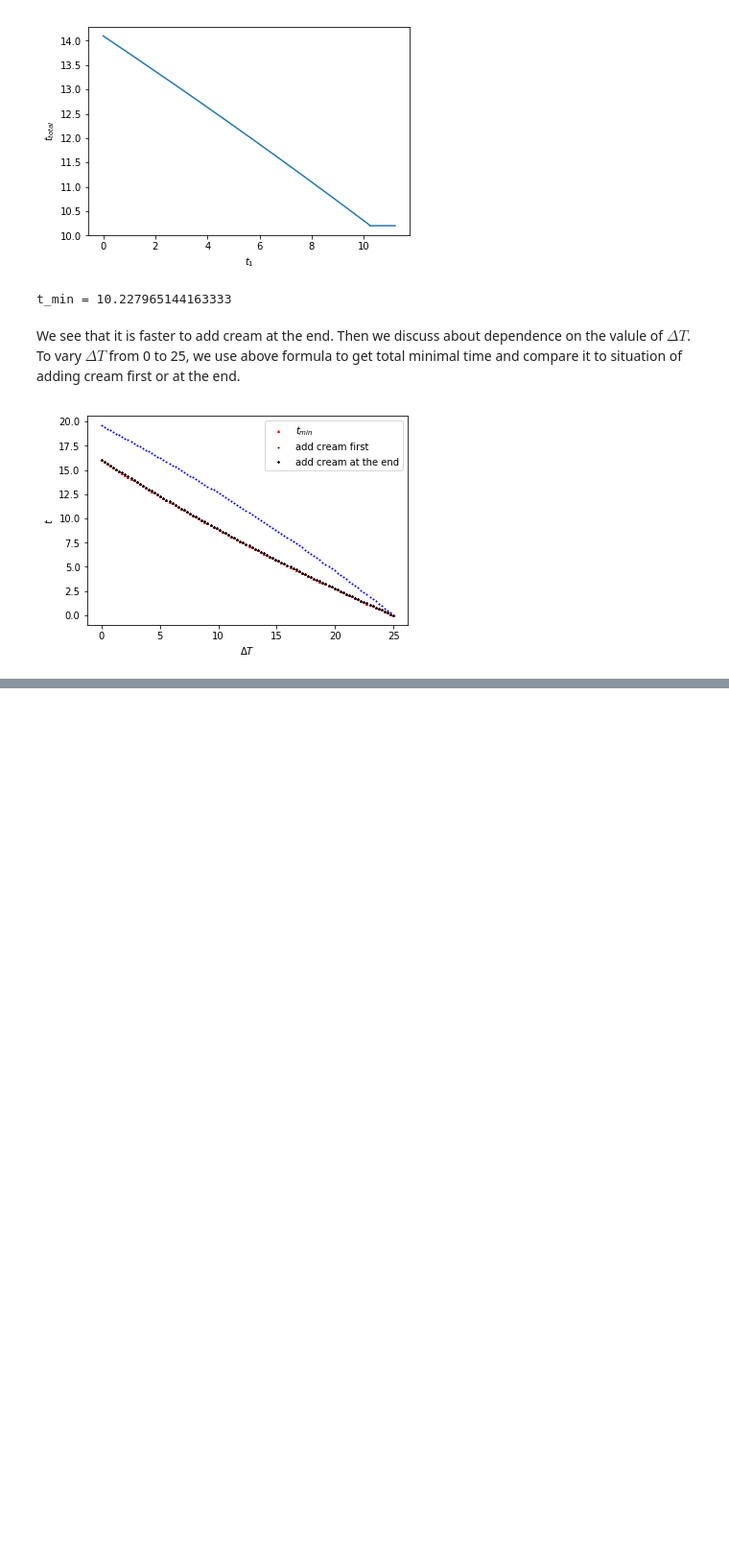
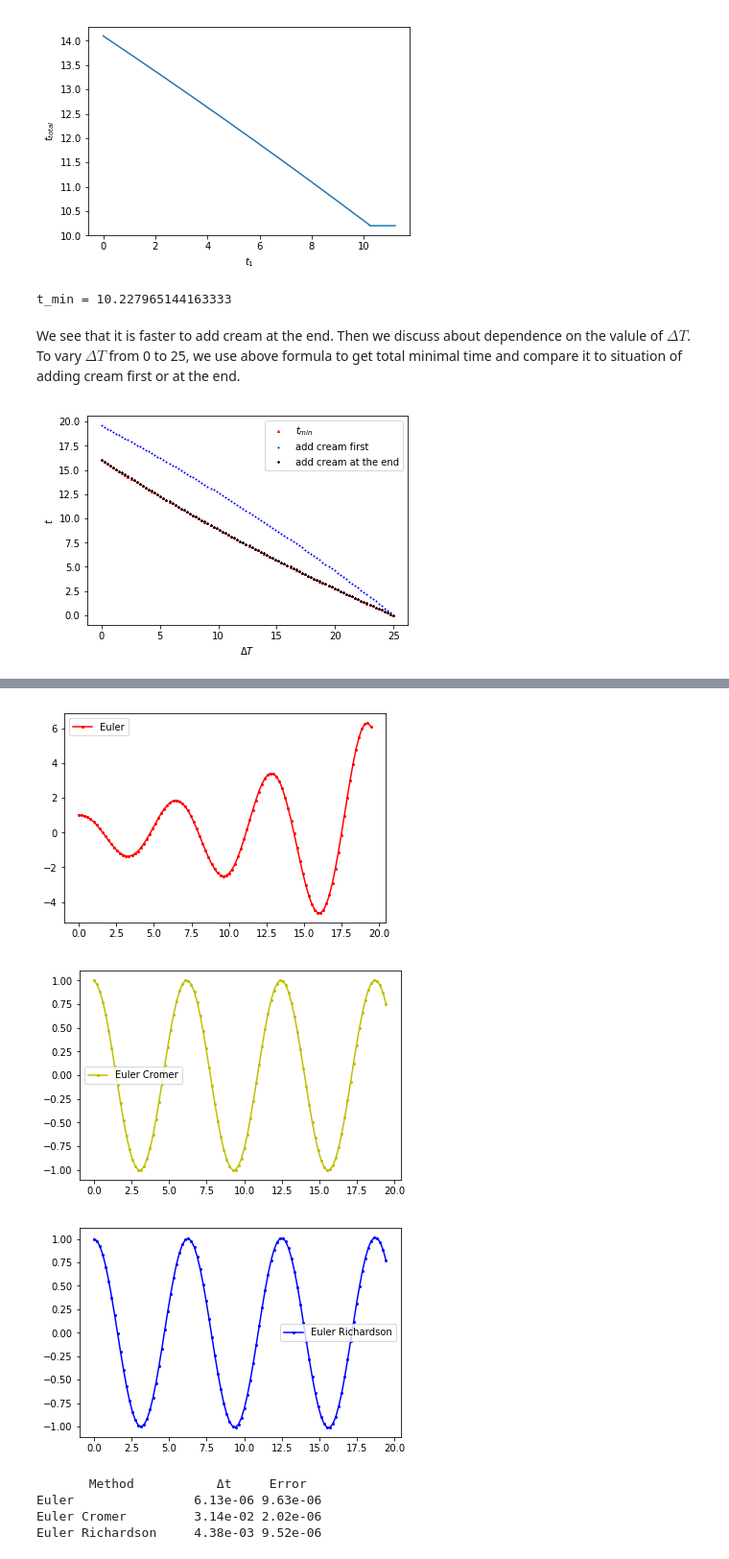
Before and after one commit to CompPhys2019/CompPhys2019.github.io, a Jupyter notebook: anws/HW1.ipynb, the cells around one changed output, grey strips where cells are left out. Shown at 96% size. Cells and saved outputs as stored; diff of their text form; code cells hidden in the pictures; blank space fills up the shorter version.

```diff
--- a/anws/HW1.ipynb
+++ b/anws/HW1.ipynb
@@ -547,0 +681,27 @@ ${\partial t_{total} \over \partial t_{total}}<0$ and $t_{total}$ decrease monot
+# %%
+fa_ho = lambda x,v,t: -x
+
+def ho(n,dt,x0=1,v0=0,t0=0,fa=fa_ho,diff=euler):
+    t = np.zeros(n)
+    x = np.zeros(n)
+    v = np.zeros(n)
+    t[0], x[0], v[0] =t0, x0, v0
+    for i in range(1,n+1):
+        t[i], x[i], v[i] = diff(t[i-1],x[i-1],v[i-1],dt,fa=fa_ho)
+    return t,x,v
+
+t1,x1,v1 = ho(32,np.pi/4,diff=euler)
+t2,x2,v2 = ho(32,np.pi/4,diff=euler_cromer)
+t3,x3,v3 = ho(32,np.pi/4,diff=euler_richardson)
+
+plt.plot(t1,x1,c='r',marker='o',ms=2,label='Euler')
+plt.plot(t2,x2,c='y',marker='o',ms=2,label='Euler Cromer')
+plt.plot(t3,x3,c='b',marker='o',ms=2,label='Euler Richardson')
+plt.legend()
+plt.show()
+
+# plt.plot(t1,x1,c='r',marker='o',ms=2,label='Euler')
+plt.plot(t2,x2,c='y',marker='o',ms=2,label='Euler Cromer')
+plt.plot(t3,x3,c='b',marker='o',ms=2,label='Euler Richardson')
+plt.legend()
+plt.show()
@@ -547,0 +732,50 @@ ${\partial t_{total} \over \partial t_{total}}<0$ and $t_{total}$ decrease monot
+# %%
+dt = np.pi/16
+n = 100
+t1,x1,v1 = ho(n,dt,diff=euler)
+t2,x2,v2 = ho(n,dt,diff=euler_cromer)
+t3,x3,v3 = ho(n,dt,diff=euler_richardson)
+
+plt.plot(t1,x1,c='r',marker='o',ms=2,label='Euler')
+plt.legend()
+plt.show()
+plt.plot(t2,x2,c='y',marker='o',ms=2,label='Euler Cromer')
+plt.legend()
+plt.show()
+plt.plot(t3,x3,c='b',marker='o',ms=2,label='Euler Richardson')
+plt.legend()
+plt.show()
+# %% [output]
+[figure, added]
+[figure, added]
+[figure, added]
+# %%
+dt = np.pi/16
+n = 100
+t1,x1,v1 = ho(n,dt,diff=euler)
+t2,x2,v2 = ho(n,dt,diff=euler_cromer)
+t3,x3,v3 = ho(n,dt,diff=euler_richardson)
+
+def get_dt(n=100,diff=euler,accuracy=1e-5,tend=np.pi):
+    err = 1
+    while(err>=accuracy):
+        dt = tend/n
+        t,x,v = ho(n,dt,diff=diff)
+        n = np.int(n*1.05)
+        err = np.abs(x[-1]+1)
+    return dt, err
+
+dt1, err1 = get_dt(diff=euler)
+dt2, err2 = get_dt(diff=euler_cromer)
+dt3, err3 = get_dt(diff=euler_richardson)
+
+line = '{:20s} {:8.2e} {:8.2e}'
+print('{:^20s} {:^8s} {:^8s}'.format('Method','\u0394t', 'Error'))
+print(line.format('Euler',dt1, err1))
+print(line.format('Euler Cromer',dt2, err2))
+print(line.format('Euler Richardson',dt3, err3))
+# %% [output]
+       Method           Δt     Error
+Euler                6.13e-06 9.63e-06
+Euler Cromer         3.14e-02 2.02e-06
+Euler Richardson     4.38e-03 9.52e-06
```
Also changed, not shown: parts of 28 cells of this notebook, 2 other files.
